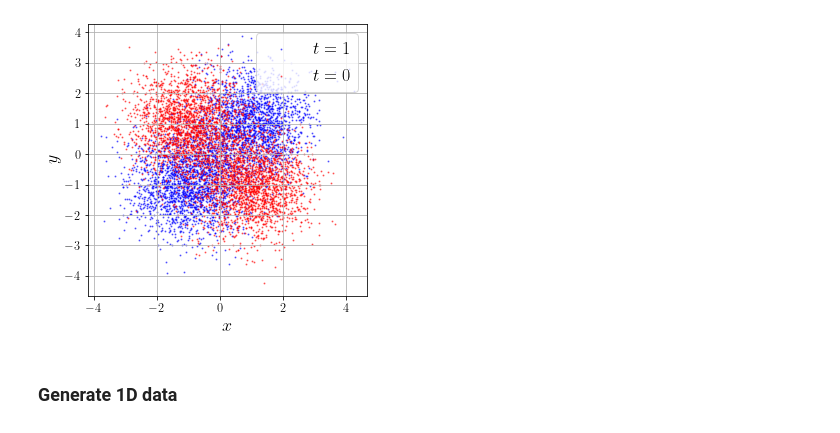
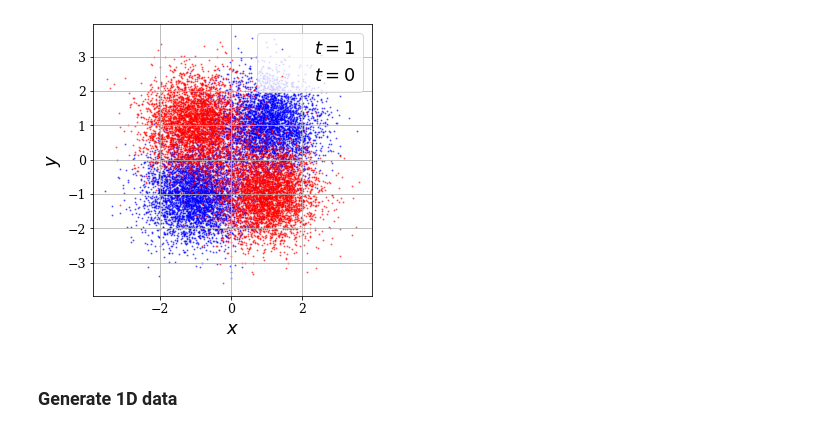
Before and after one commit to hbprosper/mlpracticum, a Jupyter notebook: 00_generate_data.ipynb, the cells around one changed output. Saved outputs shown, nothing was run; the diff lists cells and outputs as text; code cells hidden in the pictures.

Commit message:
added more plots

```diff
--- a/00_generate_data.ipynb
+++ b/00_generate_data.ipynb
@@ -57,7 +104,0 @@ s1  = generate(mu, cov, N, 1)
-# %%
-N   = 15000
-mu  = np.array([1.0, 1.0])
-cov = np.array([[ 0.8, 0.0],
-                [ 0.0, 0.8]])
-s2  = generate(mu, cov, N, 1)
-sig = s1.append(s2)
@@ -66,11 +105,14 @@ sig = s1.append(s2)
 # %%
-data = bkg.append(sig)
+b = generate(0)
+s = generate(1)
+d = b.append(s)
+
 # frac=1 => all rows
 # reset_index(drop=True) => drop original indices and create new ones
-data = data.sample(frac=1).reset_index(drop=True)
+d = d.sample(frac=1).reset_index(drop=True)
 
 # save data
-jb.dump(data, 'data_01.db')
-data[:10]
+jb.dump(d, 'data_01.db')
+d[:10]
 # %% [output]
 |  | target | x | y |
@@ -87,9 +128,0 @@ data[:10]
-# %%
-fig = corner.corner(data[['x', 'y']],
-                    labels=['$x$', '$y$'],
-                    fill_contours=False,
-                    hist_kwargs={'histtype': 'stepfilled',
-                                 'linewidth': 2,
-                                 'edgecolor': 'black',
-                                 'facecolor': 'blue',
-                                 'alpha': 0.3})
@@ -98,5 +129,5 @@ fig = corner.corner(data[['x', 'y']],
 # %%
-def plot_data(df, N=4000):
+def plot_data(df, N=8000):
     sig = df[df.target > 0.5][:N]
     bkg = df[df.target < 0.5][:N]
 
@@ -118,9 +149,9 @@ def plot_data(df, N=4000):
 
     plt.show()
 # %%
-plot_data(data)
+plot_data(d)
 # %% [output]
-[figure, old version]
+[figure, new version]
 # %% [markdown]
 ### Generate 1D data
 # %%
```
Also changed, not shown: parts of 18 cells of this notebook, 1 other file.
